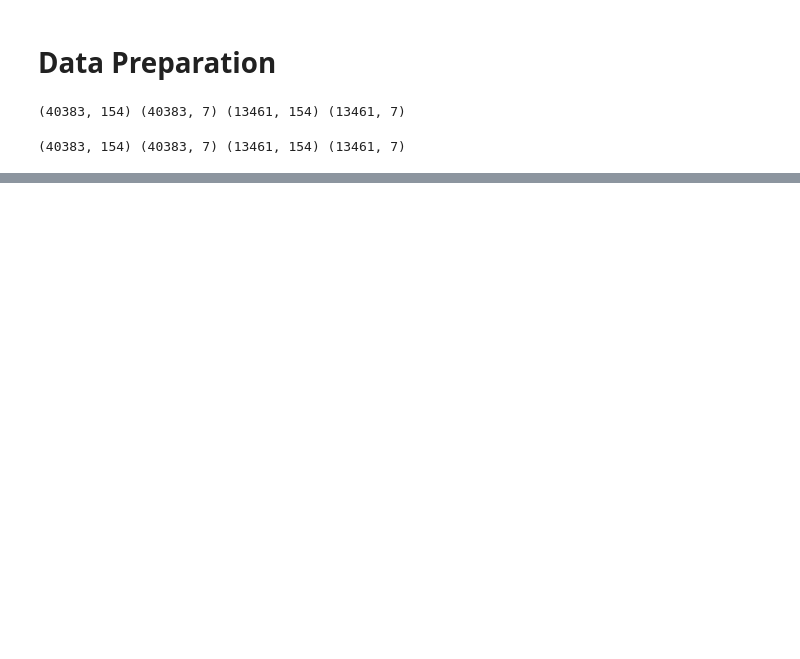
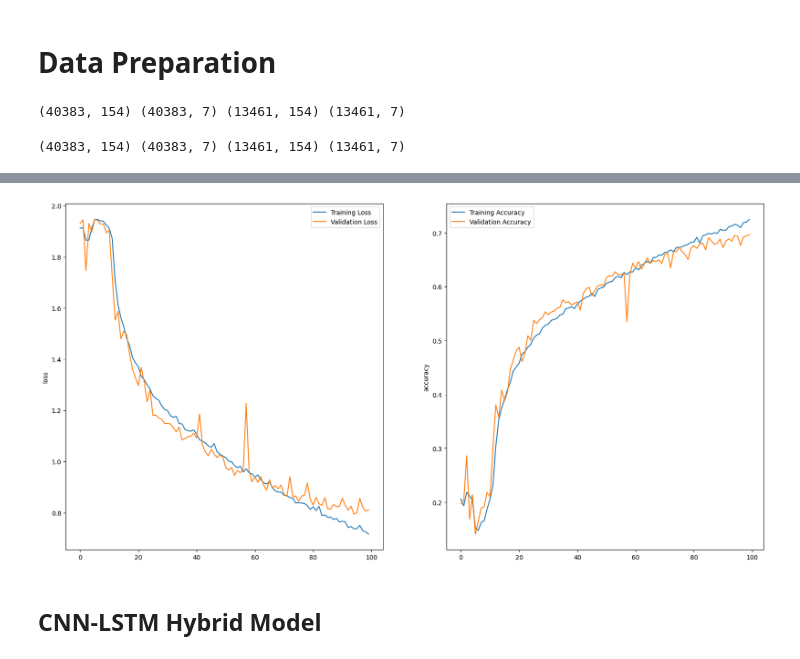
Before and after one commit to DevG06/Speech-Sentiment-Analysis, a Jupyter notebook: Speech_Sentiment_analysis.ipynb, the cells around one changed output, grey strips where cells are left out. Cells and saved outputs as stored; diff of their text form; code cells hidden in the pictures; blank space fills up the shorter version.

```diff
--- a/Speech_Sentiment_analysis.ipynb
+++ b/Speech_Sentiment_analysis.ipynb
@@ -885,11 +884,11 @@ plt.show()
 model3 = Sequential([
     LSTM(128, return_sequences=True, input_shape=(X_train.shape[1], 1)),
     Dropout(0.2),
-    LSTM(128),
+    LSTM(64),
     Dropout(0.2),
     Dense(7, activation="softmax")
 ])
 
 model3.compile(loss='categorical_crossentropy', optimizer='adam', metrics=['accuracy'])
 
-history3 = model3.fit(X_train, y_train, epochs=100, batch_size=32, steps_per_epoch=len(X_train)//32, validation_data=(X_test, y_test))
+history3 = model3.fit(X_train, y_train, epochs=100, batch_size=32, validation_data=(X_test, y_test))
@@ -910,0 +920,6 @@ plt.show()
+# %%
+plot_curves(history3)
+# %% [output]
+[figure, added]
+# %% [markdown]
+## CNN-LSTM Hybrid Model
```
Also changed, not shown: parts of 44 cells of this notebook.
